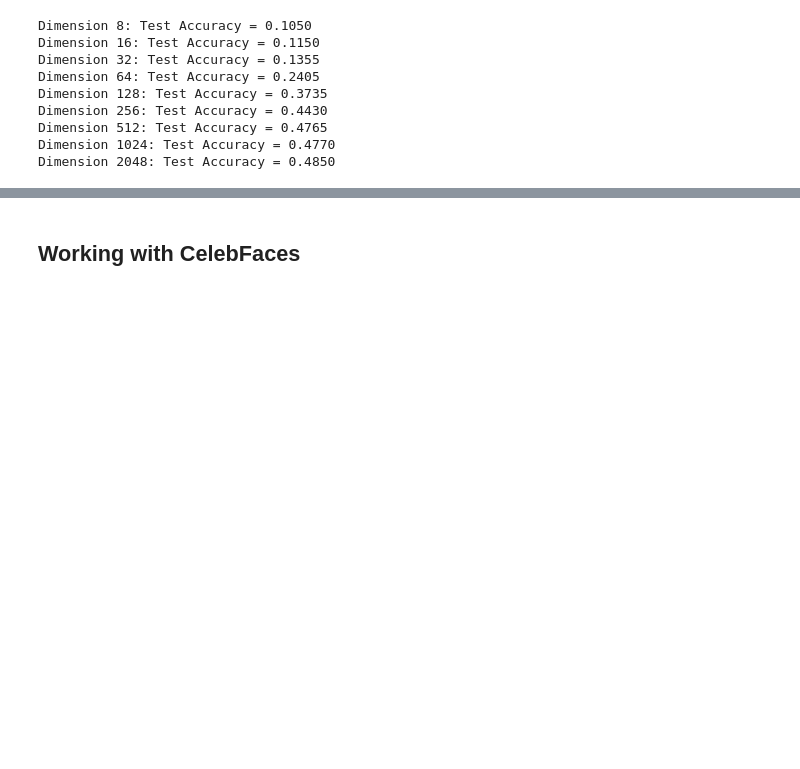
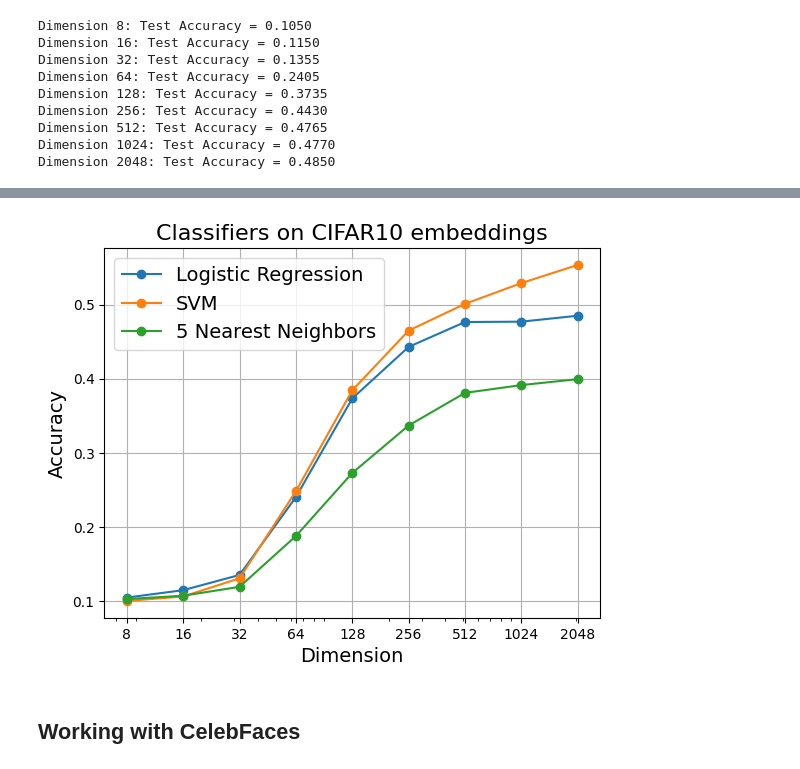
Before and after one commit to mmkuznecov/MRL, a Jupyter notebook: ilya_tests.ipynb, the cells around one changed output, grey strips where cells are left out. Drawn from its saved outputs; the diff is of its cells as text; code cells hidden in the pictures; blank space fills up the shorter version.

```diff
--- a/ilya_tests.ipynb
+++ b/ilya_tests.ipynb
@@ -215,3 +315,5 @@ Dimension 256: Test Accuracy = 0.4430
 Dimension 512: Test Accuracy = 0.4765
 Dimension 1024: Test Accuracy = 0.4770
 Dimension 2048: Test Accuracy = 0.4850
+# %%
+cifar10_results_svm = train_evaluate_svm(cifar10_embeds, cifar10_labels, test_size=0.2, random_state=42)
@@ -217,0 +330,2 @@ Dimension 2048: Test Accuracy = 0.4850
+# %%
+cifar10_results_knn = train_evaluate_knn(cifar10_embeds, cifar10_labels, n_neighbors=5, test_size=0.2, random_state=42)
@@ -218,3 +342,23 @@ Dimension 2048: Test Accuracy = 0.4850
+# %%
+dims = list(results.keys())
+y_logreg = cifar10_results.values()
+y_svm = cifar10_results_svm.values()
+y_knn = cifar10_results_knn.values()
+
+plt.plot(dims, y_logreg, 'o-', label='Logistic Regression')
+plt.plot(dims, y_svm, 'o-', label='SVM')
+plt.plot(dims, y_knn, 'o-', label='5 Nearest Neighbors')
+plt.title('Classifiers on CIFAR10 embeddings', fontsize=16)
+plt.ylabel('Accuracy', fontsize=14)
+plt.xlabel('Dimension', fontsize=14)
+plt.xscale('log')
+plt.xticks(dims, labels=dims)
+plt.grid()
+plt.legend(loc='best', fontsize=14)
+plt.savefig("cifar10.png", dpi=300, bbox_inches='tight')
+plt.show()
+# %% [output]
+[figure, added]
 # %% [markdown]
 ## Working with CelebFaces
 # %%
```
Also changed, not shown: parts of 13 cells of this notebook.
